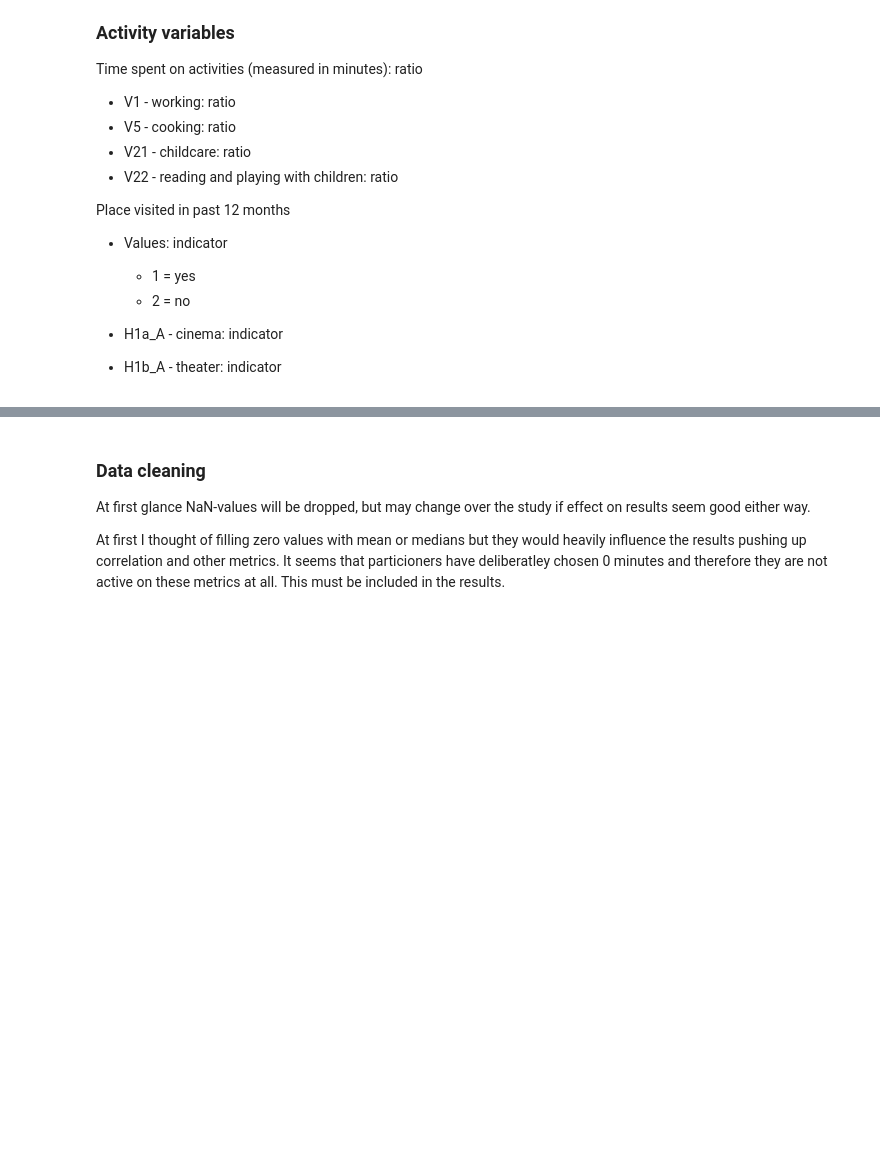
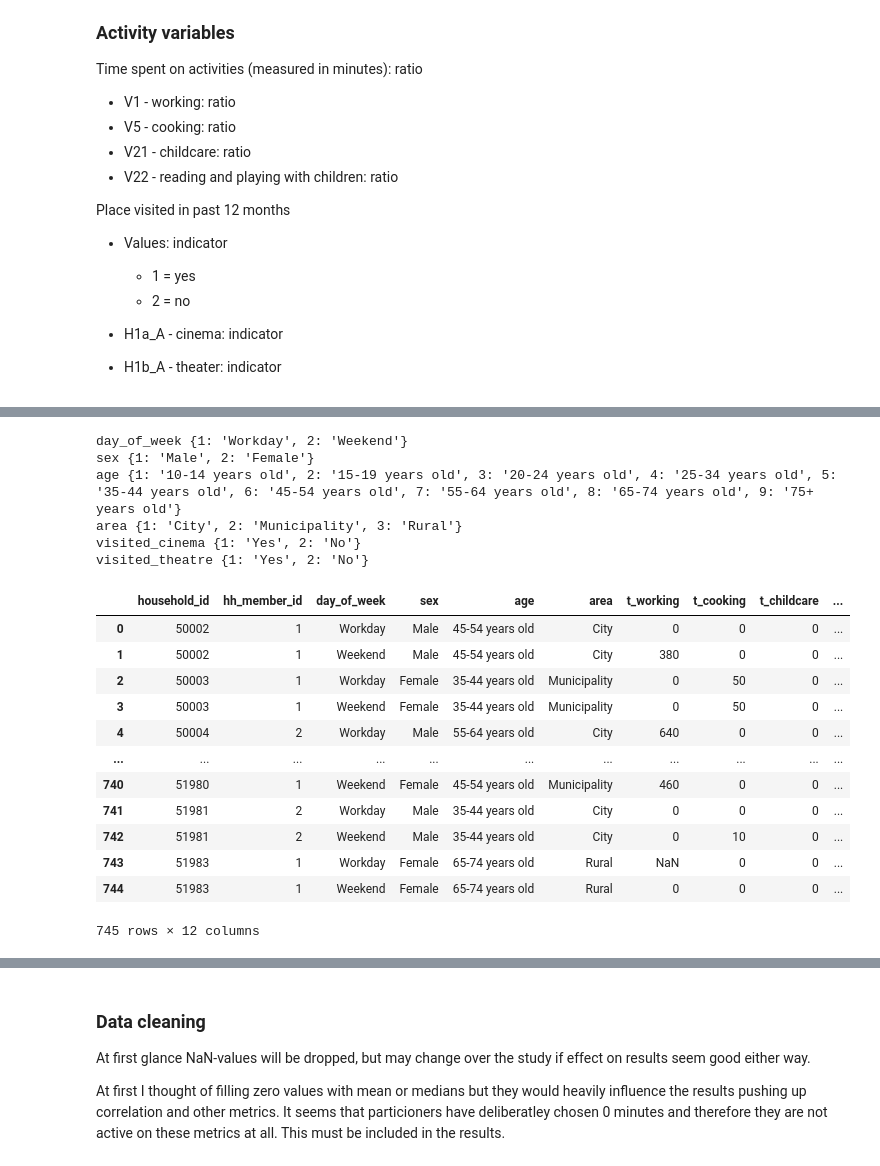
Before and after one commit to arttusamuel/statisical_data_analysis, a Jupyter notebook: stat-data-project/data-cleaning.ipynb, the cells around one changed output, grey strips where cells are left out. Drawn from its saved outputs; the diff is of its cells as text; code cells hidden in the pictures; blank space fills up the shorter version.

```diff
--- a/stat-data-project/data-cleaning.ipynb
+++ b/stat-data-project/data-cleaning.ipynb
@@ -128,3 +156,78 @@ print(df)
+# %%
+# Tool for mapping the values for presentation
+
+map_day = {
+    1: 'Workday',
+    2: 'Weekend'
+}
+
+map_sex = {
+    1: 'Male',
+    2: 'Female'
+}
+
+map_age = {
+    1: "10-14",
+    2: "15-19",
+    3: "20-24",
+    4: "25-34",
+    5: "35-44",
+    6: "45-54",
+    7: "55-64",
+    8: "65-74",
+    9: "75+"
+}
+
+map_area = {
+    1: "City",
+    2: "Municipality",
+    3: "Rural"
+}
+
+map_cinema = {
+    1: "Yes",
+    2: "No"
+}
+
+map_theatre = {
+    1: "Yes",
+    2: "No"
+}
+
+mappable_columns = ['day_of_week', 'sex', 'age', 'area', 'visited_cinema', 'visited_theatre']
+map_values = [map_day, map_sex, map_age, map_area, map_cinema, map_theatre]
+
+# df['day_of_week'].map(map_day)
+
+def df_mapper(df, mappable_columns, map_values):
+    for i in range(len(mappable_columns)):
+        print(mappable_columns[i], map_values[i])
+        df[mappable_columns[i]] = df[mappable_columns[i]].map(map_values[i])
+
+    return df
+
+df_mapped = df_mapper(df, mappable_columns, map_values)
+df_mapped
+# %% [output]
+day_of_week {1: 'Workday', 2: 'Weekend'}
+sex {1: 'Male', 2: 'Female'}
+age {1: '10-14 years old', 2: '15-19 years old', 3: '20-24 years old', 4: '25-34 years old', 5: '35-44 years old', 6: '45-54 years old', 7: '55-64 years old', 8: '65-74 years old', 9: '75+ years old'}
+area {1: 'City', 2: 'Municipality', 3: 'Rural'}
+visited_cinema {1: 'Yes', 2: 'No'}
+visited_theatre {1: 'Yes', 2: 'No'}
+|  | household_id | hh_member_id | day_of_week | sex | age | area | t_working | t_cooking | t_childcare | ... |
+| 0 | 50002 | 1 | Workday | Male | 45-54 years old | City | 0 | 0 | 0 | ... |
+| 1 | 50002 | 1 | Weekend | Male | 45-54 years old | City | 380 | 0 | 0 | ... |
+| 2 | 50003 | 1 | Workday | Female | 35-44 years old | Municipality | 0 | 50 | 0 | ... |
+| 3 | 50003 | 1 | Weekend | Female | 35-44 years old | Municipality | 0 | 50 | 0 | ... |
+| 4 | 50004 | 2 | Workday | Male | 55-64 years old | City | 640 | 0 | 0 | ... |
+| ... | ... | ... | ... | ... | ... | ... | ... | ... | ... | ... |
+| 740 | 51980 | 1 | Weekend | Female | 45-54 years old | Municipality | 460 | 0 | 0 | ... |
+| 741 | 51981 | 2 | Workday | Male | 35-44 years old | City | 0 | 0 | 0 | ... |
+| 742 | 51981 | 2 | Weekend | Male | 35-44 years old | City | 0 | 10 | 0 | ... |
+| 743 | 51983 | 1 | Workday | Female | 65-74 years old | Rural | NaN | 0 | 0 | ... |
+| 744 | 51983 | 1 | Weekend | Female | 65-74 years old | Rural | 0 | 0 | 0 | ... |
+745 rows × 12 columns
 # %%
 df.info()
 # %% [output]
```
Also changed, not shown: parts of 8 cells of this notebook.
